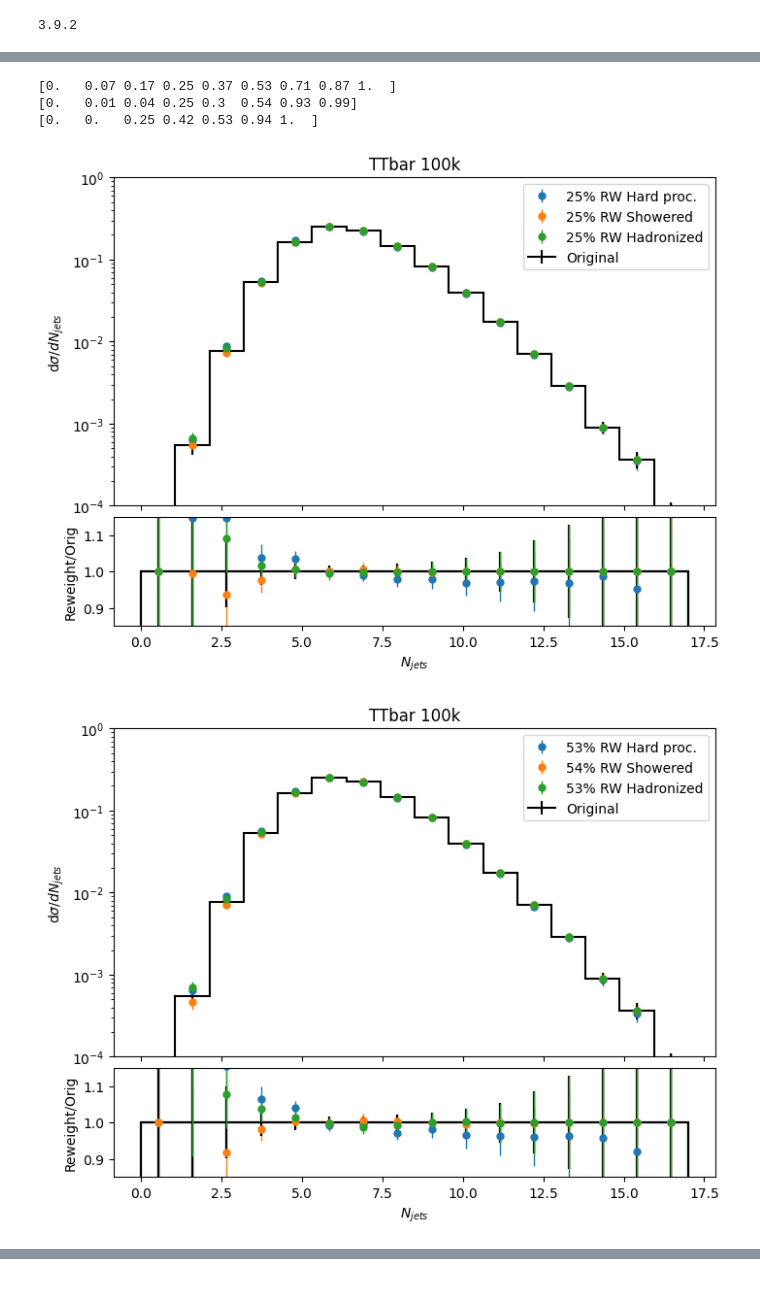
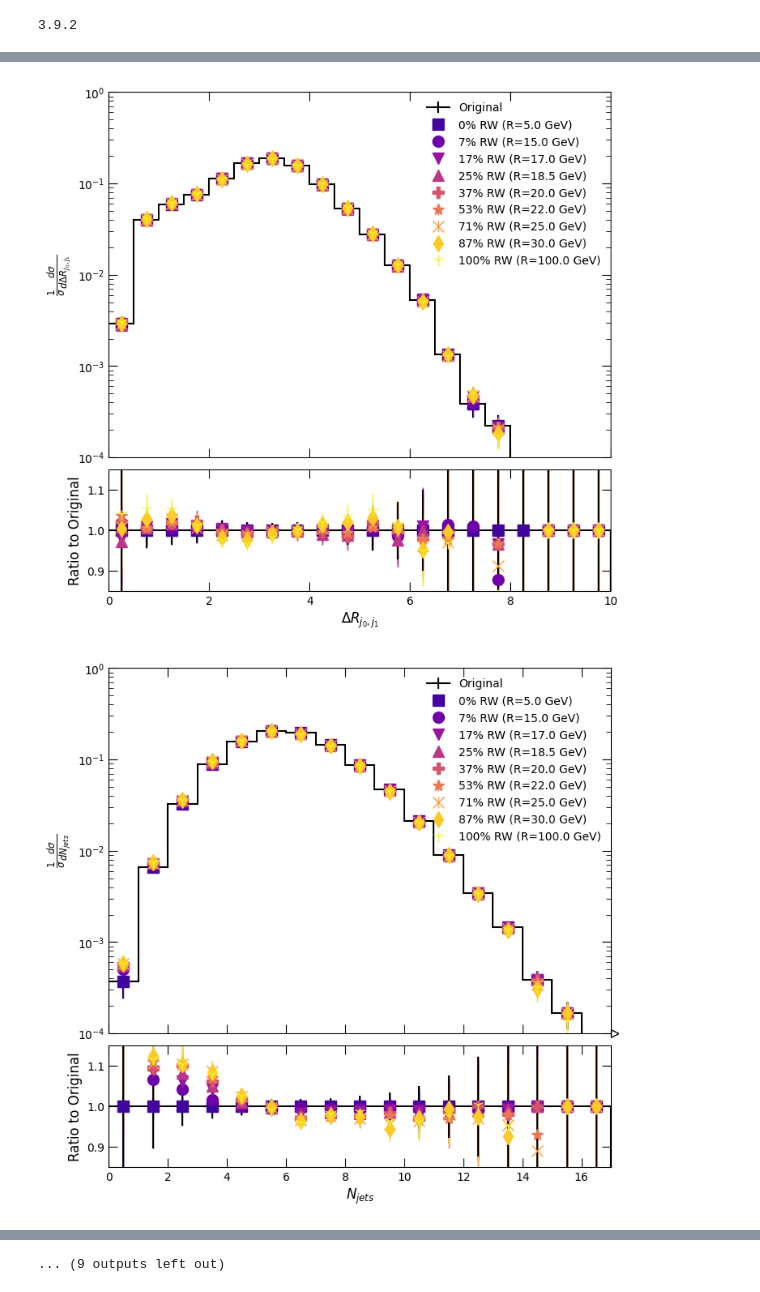
Before and after one commit to leblanc-lab/ot-cres, a Jupyter notebook: cell_reweighting_scripts/plot_ttbar_otherSamp.ipynb, the cells around one changed output, grey strips where cells are left out. Drawn from its saved outputs; the diff is of its cells as text; code cells hidden in the pictures.

Commit message:
Update plotting script and add notebook for ttbar plots

```diff
--- a/cell_reweighting_scripts/plot_ttbar_otherSamp.ipynb
+++ b/cell_reweighting_scripts/plot_ttbar_otherSamp.ipynb
@@ -171,19 +267,4 @@ zjet_had_df = make_df(radii_z, weights_orig_z, "/oscar/data/mleblan6/rjain/100k_
 # %%
-fracs = []
-strings = ["TTbar hp 100k", "TTBar ps 100k", "TTBar had 100k","TTbar had 10k"]
-weights_orig_list = [weights_orig_ttbar, weights_orig_ttbar, weights_orig_ttbar,  weights_orig_ttbar[0:10000]]
-rw_dicts = [ttbar_hp_df, ttbar_ps_df, ttbar_had_df, ttbar_had_10k_df]
-cmap  = cm.tab10.colors
+comparisonDict = {}
 
-for i, df in enumerate(rw_dicts):
-    frac = df["fraction"].values
-    radii = df["radius"].values
-    plt.scatter(radii, frac, color=cmap[i], label = strings[i])
-    popt, pcov = fit_richards(radii, frac)
-    x = np.arange(-20,np.max(radii)+50)
-    print(f"{strings[i]} R for 0.75 RW ", round(richards_x_at_y(0.75, *popt), 3))
-    plt.plot(x, richards(x, *popt), color=cmap[i], linestyle='-')
-plt.xlabel("Max cell radius")
-
-plt.ylabel("Fraction of neg. weights reweighted")
-plt.legend()
+comparisonDict["stages"] = {"weights": ["ttbar_hp_df", "ttbar_ps_df", "ttbar_had_df"], "maxCellRadius":100}
@@ -243,30 +366,19 @@ from plotting import *
 # %%
-process_str = ["Hard proc.", "Showered", "Hadronized"]
-fracs = [0.25, 0.25, 0.25]
-print(ttbar_hp_df["fraction"].values)
-print(ttbar_ps_df["fraction"].values)
-print(ttbar_had_df["fraction"].values)
-dfs = [ttbar_hp_df, ttbar_ps_df, ttbar_had_df]
-quantity = "N_{jets}"
-njets = ak.num(jets.pt, axis=1)
-obs=njets
-xmin = 0
-xmax = max(njets)
-numbins = xmax-1
-plot_diff_rw(obs, dfs, process_str, fracs, weights_orig_ttbar, xmin, xmax, numbins, obs_str = quantity, title = "TTbar 100k")
-process_str = ["Hard proc.", "Showered", "Hadronized"]
-fracs_50 = [0.53, 0.54, 0.53]
-dfs = [ttbar_hp_df, ttbar_ps_df, ttbar_had_df]
-quantity = "N_{jets}"
-njets = ak.num(jets.pt, axis=1)
-obs=njets
-xmin = 0
-xmax = max(njets)
-numbins = xmax-1
-plot_diff_rw(obs, dfs, process_str, fracs_50, weights_orig_ttbar, xmin, xmax, numbins, obs_str = quantity, title = "TTbar 100k")
+for dataFrame in dataFrames:
+    for observable in obsDict:
+        xmin = obsDict[observable]["xmin"]
+        xmax = obsDict[observable]["xmax"]
+        numbins = obsDict[observable]["numbins"]
+        obs_str = obsDict[observable]["name"]
+        obs= obsDict[observable]["obs"]
+        sel = obsDict[observable]["sel"]
+        ratioLim = obsDict[observable]["ratioLim"]
+        title = dataFrames[dataFrame]["title"]
+
+        process_str = processDict[process]["name"]
+        processWeights = processDict[process]["weights"]
+
+        plot_same_rw_all(obs, dataFrames[dataFrame]["df"], processWeights, numbins, xmin, xmax, sel=sel, obs_str=obs_str, obs_title = observable, title = title)
 # %% [output]
-[0.   0.07 0.17 0.25 0.37 0.53 0.71 0.87 1.  ]
-[0.   0.01 0.04 0.25 0.3  0.54 0.93 0.99]
-[0.   0.   0.25 0.42 0.53 0.94 1.  ]
-[figure, old version]
+[figure, new version]
-[figure, old version]
+[figure, new version]
@@ -273,3 +395,4 @@ plot_diff_rw(obs, dfs, process_str, fracs_50, weights_orig_ttbar, xmin, xmax, nu
+... (9 outputs left out)
 # %%
 ##### dictprocess_str = ["Hard proc.", "Showered", "Hadronized"]
 fracs_50 = [0.53, 0.54, 0.53]
```
Also changed, not shown: parts of 19 cells of this notebook, 7 other files.
